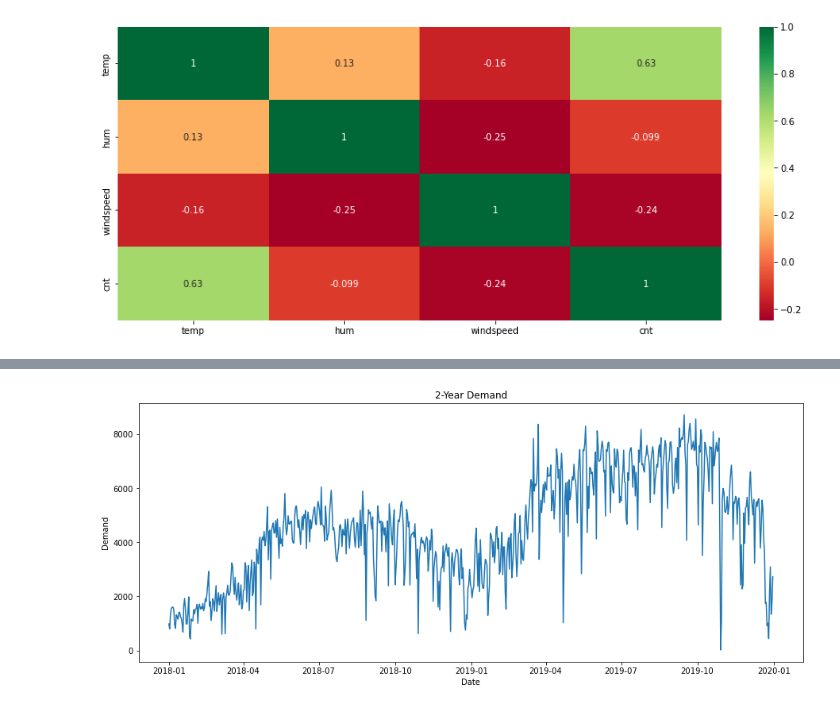
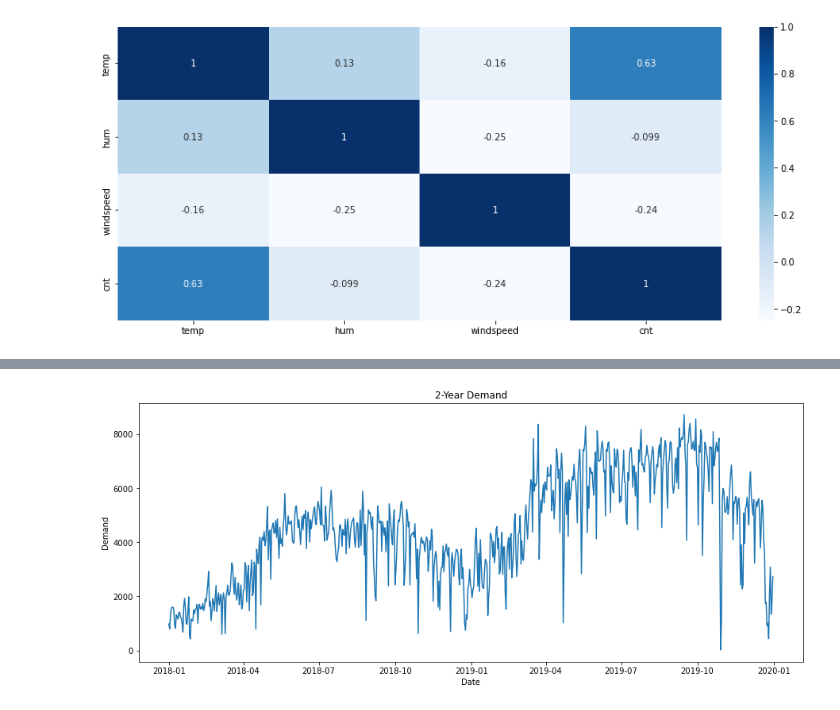
Before and after one commit to isabelgrau/ADMN5010-Operational-Analytics, a Jupyter notebook: ADMN5010 - Final Project - MariaIsabel Asharani.ipynb, the cells around one changed output, grey strips where cells are left out. Drawn from its saved outputs; the diff is of its cells as text; code cells hidden in the pictures.

```diff
--- a/ADMN5010 - Final Project - MariaIsabel Asharani.ipynb
+++ b/ADMN5010 - Final Project - MariaIsabel Asharani.ipynb
@@ -69,0 +72,3 @@ df.head()
+# %%
+df.insert(5, 'day', df['dteday'].apply(lambda x: x[0:2]))
+df.head()
@@ -94,4 +136,0 @@ memory usage: 91.4+ KB
-# %%
-# Add column day
-df['day'] = df['dteday'].apply(lambda x: x[0:2])
-df.head()
@@ -116,7 +143,8 @@ df.tail()
 # %%
-# Change dteday type to date
+# cat_columns = ['yr', 'mnth', 'day', 'holiday', 'weekday', 'workingday', 'weathersit']
+# df[cat_columns] = df[cat_columns].astype('category')
 
 df['dteday'] = pd.to_datetime(df['dteday'], format='%d-%m-%Y')
-df['day'] = pd.to_numeric(df['day'])
+df['day'] = df['day'].astype('int64')
 df.head()
 # %% [output]
@@ -177,7 +199,7 @@ df.shape
 # %%
 # Get statistics of numeric columns
-numeric_columns = ['temp', 'hum', 'windspeed', 'cnt']
-df[numeric_columns].describe().T
+num_columns = ['temp', 'hum', 'windspeed', 'cnt']
+df[num_columns].describe().T
 # %% [output]
 |  | count | mean | std | min | 25% | 50% | 75% | max |
 | temp | 730.0 | 20.319259 | 7.506729 | 2.424346 | 13.811885 | 20.465826 | 26.880615 | 35.328347 |
@@ -199,7 +216,7 @@ plt.show()
 # %%
 # Create a heatmap
 
 plt.figure(figsize=(15,6))
-heatmap = sns.heatmap(df[numeric_columns].corr(), annot=True, cmap="RdYlGn")
+heatmap = sns.heatmap(df[num_columns].corr(), annot=True, cmap="Blues")
 # %% [output]
-[figure, old version]
+[figure, new version]
```
Also changed, not shown: parts of 39 cells of this notebook.
